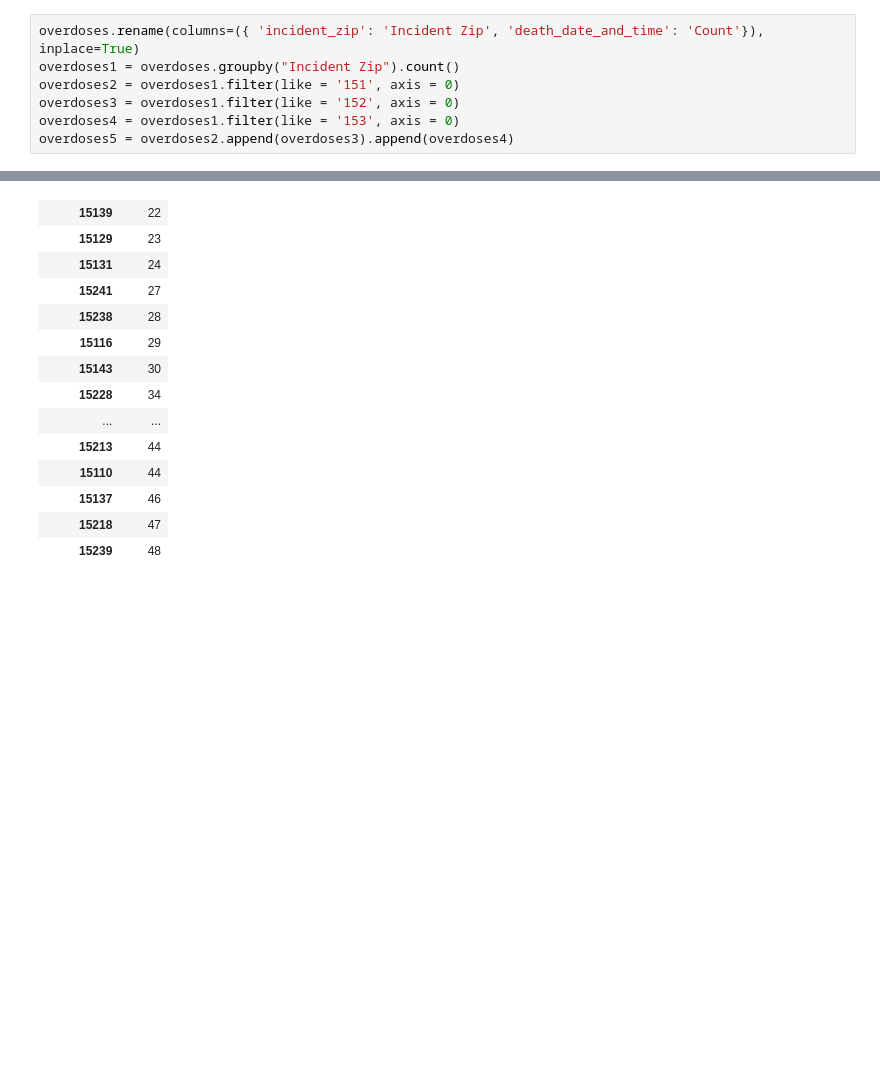
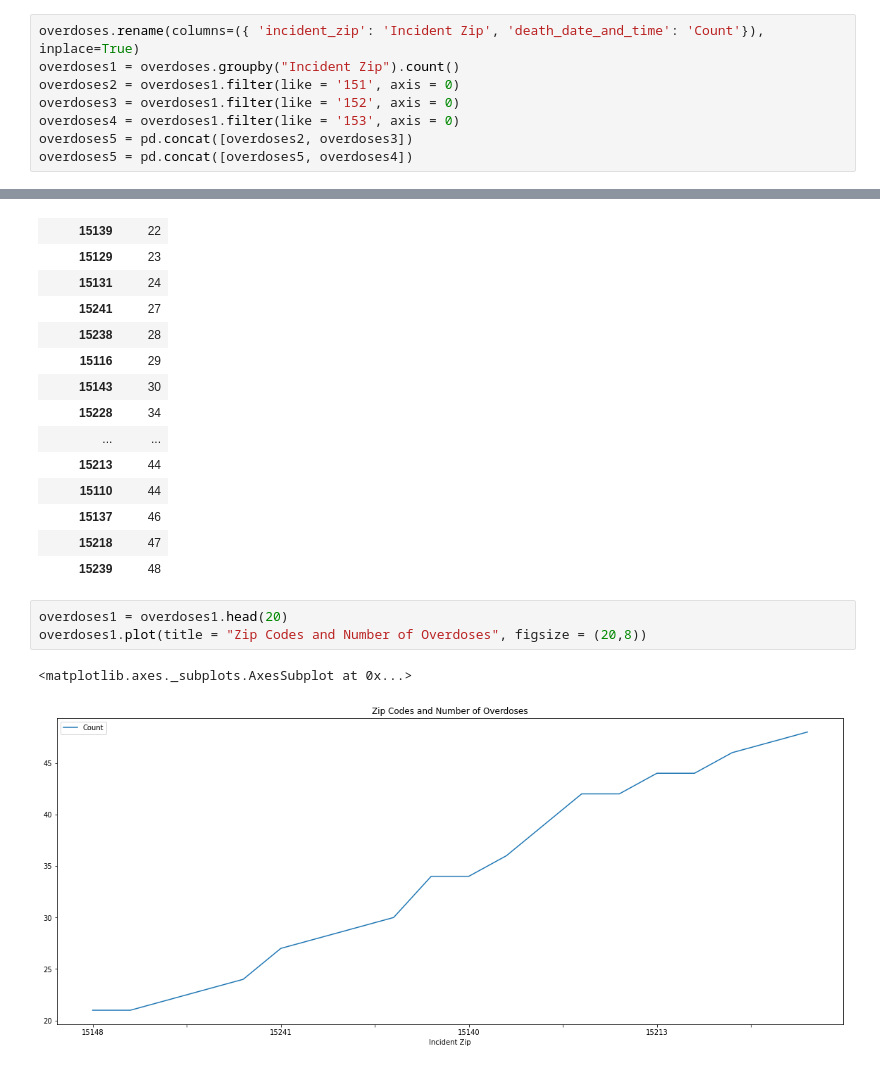
Before and after one commit to oln10/FinalProject, a Jupyter notebook: oliviaNotebook.ipynb, the cells around one changed output, grey strips where cells are left out. Saved outputs shown, nothing was run; the diff lists cells and outputs as text; blank space fills up the shorter version.

```diff
--- a/oliviaNotebook.ipynb
+++ b/oliviaNotebook.ipynb
@@ -45,7 +45,8 @@ overdoses1 = overdoses.groupby("Incident Zip").count()
 overdoses2 = overdoses1.filter(like = '151', axis = 0)
 overdoses3 = overdoses1.filter(like = '152', axis = 0)
 overdoses4 = overdoses1.filter(like = '153', axis = 0)
-overdoses5 = overdoses2.append(overdoses3).append(overdoses4)
+overdoses5 = pd.concat([overdoses2, overdoses3])
+overdoses5 = pd.concat([overdoses5, overdoses4])
 # %% [markdown]
 ### Here I am counting the number of overdoses that occurred in each zip code. This is a plot of this data
 # %%
@@ -81,3 +82,9 @@ overdoses1.head(20)
 | 15137 | 46 |
 | 15218 | 47 |
 | 15239 | 48 |
+# %%
+overdoses1 = overdoses1.head(20)
+overdoses1.plot(title = "Zip Codes and Number of Overdoses", figsize = (20,8))
+# %% [output]
+<matplotlib.axes._subplots.AxesSubplot at 0x...>
+[figure, added]
```
